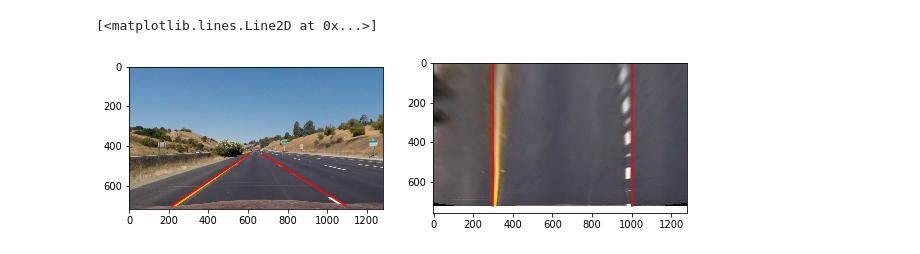
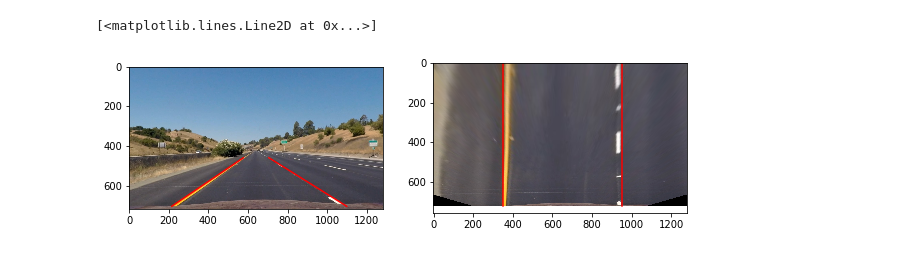
Before and after one commit to yuetingliu/CarND-Advanced-Lane-Lines-P4, a Jupyter notebook: Advanced-lane-line-finding.ipynb, the cells around one changed output. Drawn from its saved outputs; the diff is of its cells as text; code cells hidden in the pictures.

```diff
--- a/Advanced-lane-line-finding.ipynb
+++ b/Advanced-lane-line-finding.ipynb
@@ -110,16 +121,16 @@ def transform_perspective(img):
      # Four source points
     src = np.float32(
           [[215, 705],
-          [604, 442],
-          [675, 442],
+          [576, 460],
+          [705, 460],
           [1098, 705]])
 
     # Four destination points
     dst = np.float32(
-         [[300, 720],
-          [300, 0],
-          [1000, 0],
-          [1000, 720]])
+         [[350, 720],
+          [350, 0],
+          [950, 0],
+          [950, 720]])
 
     # Compute transform matrix
     M = cv2.getPerspectiveTransform(src, dst)
@@ -135,15 +146,15 @@ plt.imshow(undist)
 # Four source points
 src = np.float32(
      [[215, 705],
-      [604, 442],
-      [675, 442],
+      [576, 460],
+      [705, 460],
       [1098, 705]])
 
 # Four destination points
 dst = np.float32(
-     [[300, 720],
-      [300, 0],
-      [1000, 0],
-      [1000, 720]])
+     [[350, 720],
+      [350, 0],
+      [950, 0],
+      [950, 720]])
 plt.plot((src[0,0], src[1,0]), (src[0,1], src[1,1]), 'r-')
 plt.plot((src[2,0], src[3,0]), (src[2,1], src[3,1]), 'r-')
@@ -150,16 +164,16 @@ plt.plot((src[2,0], src[3,0]), (src[2,1], src[3,1]), 'r-')
 # %%
 %matplotlib inline
 
 warped = transform_perspective(undist)
 
-fig = plt.figure(figsize=(10, 5))
+fig = plt.figure(figsize=(10, 10))
 plt.subplot(121), plt.imshow(undist)
 plt.plot((src[0,0], src[1,0]), (src[0,1], src[1,1]), 'r-')
 plt.plot((src[2,0], src[3,0]), (src[2,1], src[3,1]), 'r-')
 
 plt.subplot(122), plt.imshow(warped)
 plt.plot((dst[0,0], dst[1,0]), (dst[0,1], dst[1,1]), 'r-')
 plt.plot((dst[2,0], dst[3,0]), (dst[2,1], dst[3,1]), 'r-')
 # %% [output]
 [<matplotlib.lines.Line2D at 0x...>]
-[figure, old version]
+[figure, new version]
```
Also changed, not shown: parts of 10 cells of this notebook.
